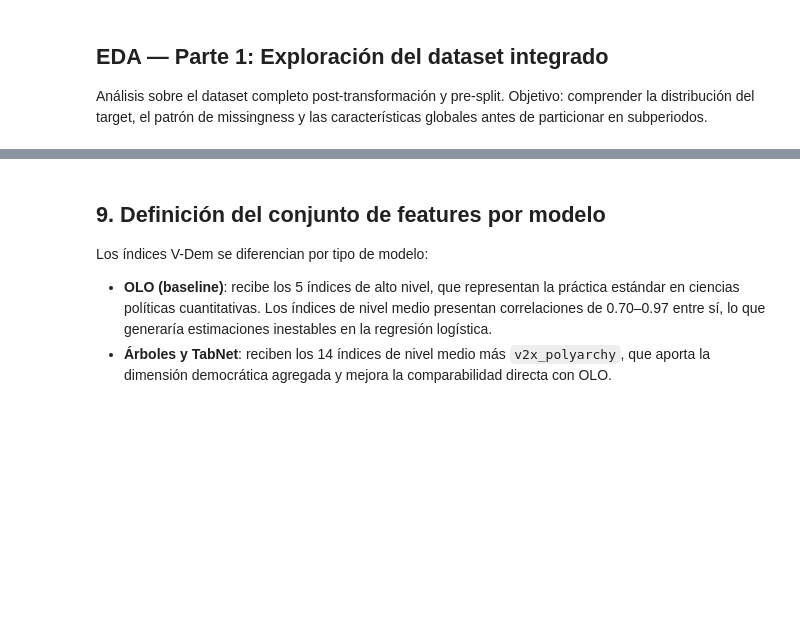
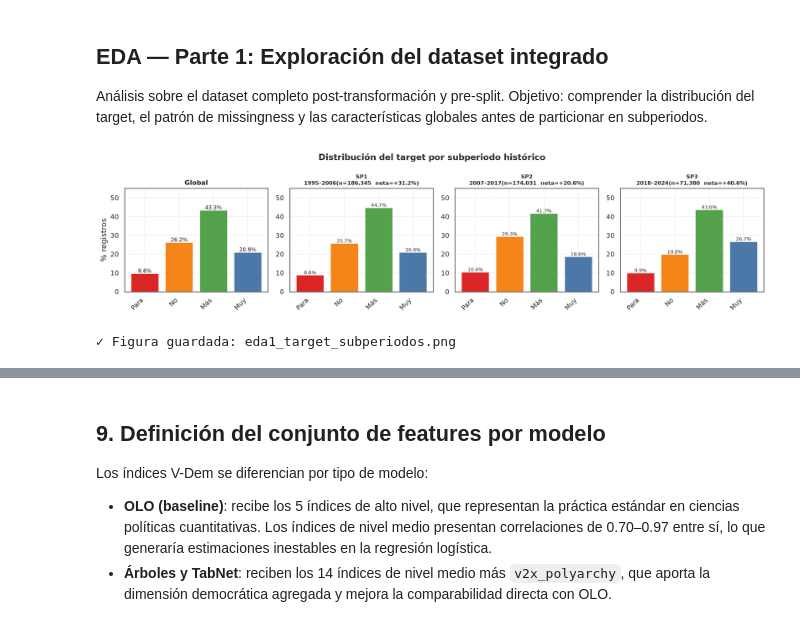
Before and after one commit to PatricioPorrasM/DemocraticSatisfactionLatam, a Jupyter notebook: notebooks/02_preprocesamiento_entrenamiento.ipynb, the cells around one changed output, grey strips where cells are left out. Drawn from its saved outputs; the diff is of its cells as text; code cells hidden in the pictures; blank space fills up the shorter version.

Commit message:
Subir archivos raw

```diff
--- a/notebooks/02_preprocesamiento_entrenamiento.ipynb
+++ b/notebooks/02_preprocesamiento_entrenamiento.ipynb
@@ -117,15 +137,15 @@ N_JOBS         = -1
 # ── Rutas ─────────────────────────────────────────────────────────────────────
 RAIZ           = Path("..")
 CARPETA_DATA   = RAIZ / "data"
-CARPETA_LOADED = CARPETA_DATA / "loaded"
+CARPETA_BASE   = CARPETA_DATA / "base"
 CARPETA_PROC   = CARPETA_DATA / "processed"
 CARPETA_MODELS = RAIZ / "models"
 CARPETA_RESULTS= RAIZ / "results"
-for d in [CARPETA_PROC, CARPETA_MODELS, CARPETA_RESULTS]:
+for d in [CARPETA_PROC, CARPETA_MODELS, CARPETA_RESULTS, CARPETA_RESULTS / "figures", ]:
     d.mkdir(parents=True, exist_ok=True)
 
-ARCHIVO_LB   = CARPETA_LOADED / "latinobarometro.csv"
-ARCHIVO_VDEM = CARPETA_LOADED / "v-dem.csv"
+ARCHIVO_LB   = CARPETA_BASE / "latinobarometro.csv"
+ARCHIVO_VDEM = CARPETA_BASE / "v-dem.csv"
 
 # ── Flags de ejecución ────────────────────────────────────────────────────────
 EJECUTAR_BUSQUEDA_HP = True   # False carga HPs ya guardados si existen
@@ -288,6 +308,7 @@ ETIQUETAS_FEATURES = {
     "H_002_161": "Confianza FF.AA.",
     "H_002_241": "Confianza Partidos Políticos",
     "H_001_011": "Confianza interpersonal",
+
     # ── Evaluación económica ──────────────────────────────────────────────────
     "D_001_001": "Situación económica país",
     "D_001_021": "Economía país vs. año anterior",
@@ -295,16 +316,19 @@ ETIQUETAS_FEATURES = {
     "D_001_091": "Expectativa económica personal",
     "C_003_003_011": "Preocupación desempleo",
     "C_006_003_011": "Distribución ingreso justa",
+
     # ── Percepción política ───────────────────────────────────────────────────
     "A_001_001": "Apoyo a la democracia",
     "A_007_071": "Escala Izquierda-Derecha",
     "A_007_001": "Interés en política",
     "B_001_101": "País para todos / poderosos",
     "B_006_061": "Aprobación gobierno",
+
     # ── Corrupción y seguridad ────────────────────────────────────────────────
     "G_002_011": "Conoce caso de corrupción",
     "G_005_001": "Progreso contra corrupción",
     "I_001_001": "Victimización delictiva",
+
     # ── Características sociodemográficas ─────────────────────────────────────
     "S_001": "Sexo",
     "S_002": "Edad",
@@ -313,12 +337,14 @@ ETIQUETAS_FEATURES = {
     "S_301": "Nivel socioeconómico",
     "S_701": "Práctica religiosa",
     "X_008": "Tamaño municipio (urbano-rural)",
+
     # ── Contexto democrático · High-level ────────────────────────────────────
     "v2x_polyarchy": "Democracia electoral",
     "v2x_libdem"   : "Democracia liberal",
     "v2x_partipdem": "Democracia participativa",
     "v2x_delibdem" : "Democracia deliberativa",
     "v2x_egaldem"  : "Democracia igualitaria",
+
     # ── Contexto democrático · Mid-level ─────────────────────────────────────
     "v2xcl_rol"           : "Igualdad ante la ley",
     "v2x_jucon"           : "Independencia judicial",
@@ -411,0 +486,4 @@ gc.collect()
+# %%
+# Eliminar todos los registros que no tengan nombre de país o año, ya que no se pueden usar para entrenamiento ni validación
+
+df_lb = df_lb.dropna(subset=[COL_PAIS, COL_AÑO])
@@ -633,39 +761,45 @@ SP_HIST = {
     "SP2\n2007–2017": [2007,2008,2009,2010,2011,2013,2015,2016,2017],
     "SP3\n2018–2024": [2018,2020,2023,2024],
 }
-colores_cls = ["#DC2626","#2E74B5","#0D9488","#1E3A5F"]
+colores_cls = [THEME["target"][i] for i in range(4)]
 
 fig, axes = plt.subplots(1, len(SP_HIST) + 1, figsize=(16, 4))
 
 # Panel global
 ax = axes[0]
 vals_g = df[COL_TARGET].value_counts(normalize=True).sort_index() * 100
 etiq_cortas = [v.split()[0] for v in ETIQUETAS.values()]
 ax.bar(etiq_cortas, vals_g.values, color=colores_cls, edgecolor="white", linewidth=0.5)
 ax.set_title("Global", fontweight="bold", fontsize=11)
 ax.set_ylabel("% registros")
 ax.set_ylim(0, 55)
 for i, v in enumerate(vals_g.values):
     ax.text(i, v + 0.5, f"{v:.1f}%", ha="center", fontsize=9)
 
 # Paneles por subperiodo
 for ax, (sp_label, años) in zip(axes[1:], SP_HIST.items()):
     sub  = df[df[COL_AÑO].isin(años)]
     vals = sub[COL_TARGET].value_counts(normalize=True).sort_index() * 100
     neta = (vals.get(2, 0) + vals.get(3, 0)) - (vals.get(0, 0) + vals.get(1, 0))
     bars = [vals.get(i, 0) for i in range(4)]
     ax.bar(etiq_cortas, bars, color=colores_cls, edgecolor="white", linewidth=0.5)
-    ax.set_title(f"{sp_label}\n(n={len(sub):,}  neta={neta:+.1f}%)",
+    ax.set_title(f"{sp_label}(n={len(sub):,}  neta={neta:+.1f}%)",
                  fontsize=9, fontweight="bold")
     ax.set_ylim(0, 55)
     for i, v in enumerate(bars):
         ax.text(i, v + 0.5, f"{v:.1f}%", ha="center", fontsize=8)
 
 fig.suptitle("Distribución del target por subperiodo histórico", fontweight="bold")
+for ax in axes:
+    ax.tick_params(axis="x", labelrotation=45)
+    plt.setp(ax.get_xticklabels(), ha="right")
 plt.tight_layout()
 plt.savefig(CARPETA_RESULTS / "eda1_target_subperiodos.png", dpi=150, bbox_inches="tight")
 plt.show()
 print("✓ Figura guardada: eda1_target_subperiodos.png")
+# %% [output]
+[figure, added]
+✓ Figura guardada: eda1_target_subperiodos.png
 # %%
 # =============================================================================
 # EDA 1.2 — Heatmap de missingness y tabla de cobertura por variable
```
Also changed, not shown: parts of 14 cells of this notebook, 41 other files.
